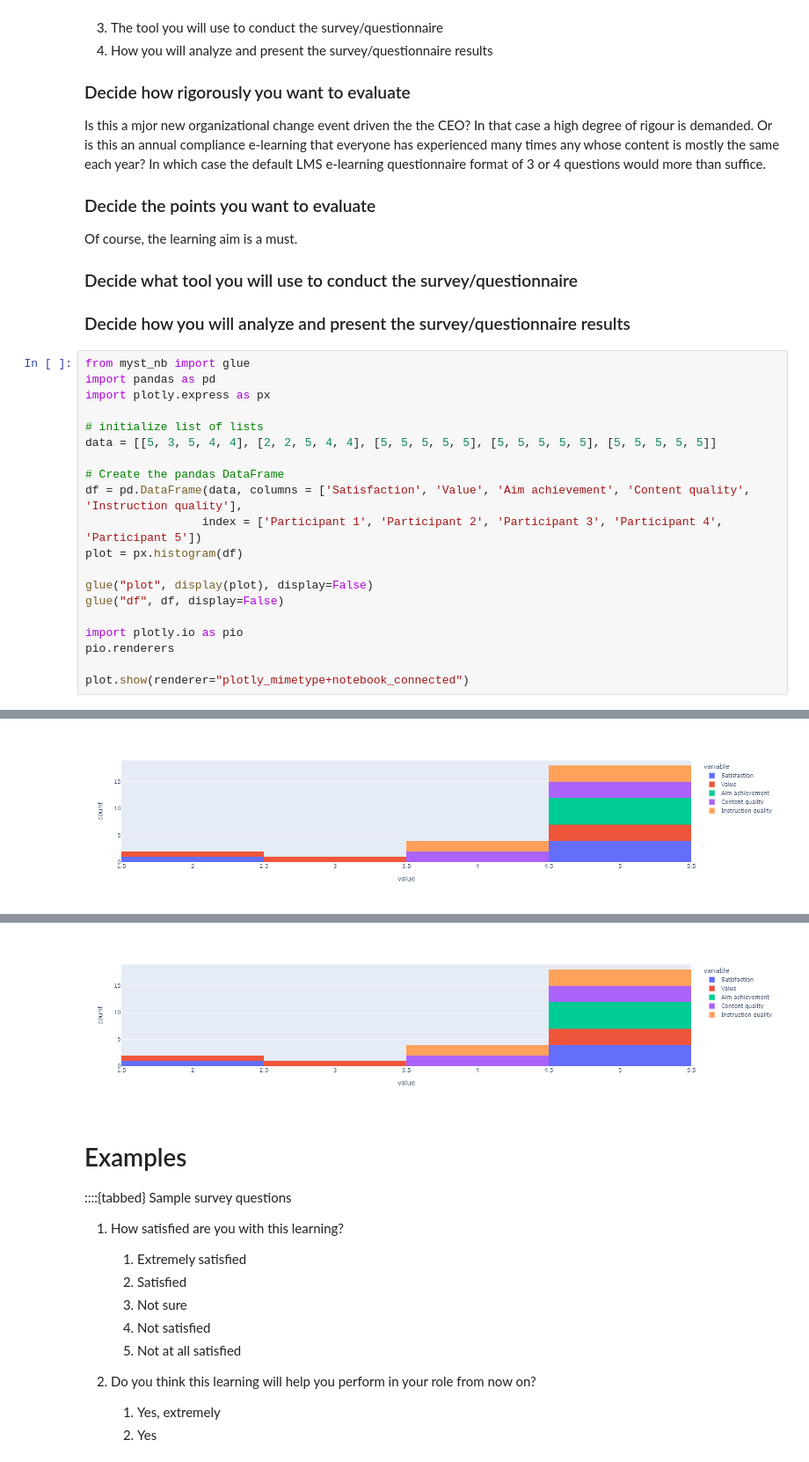
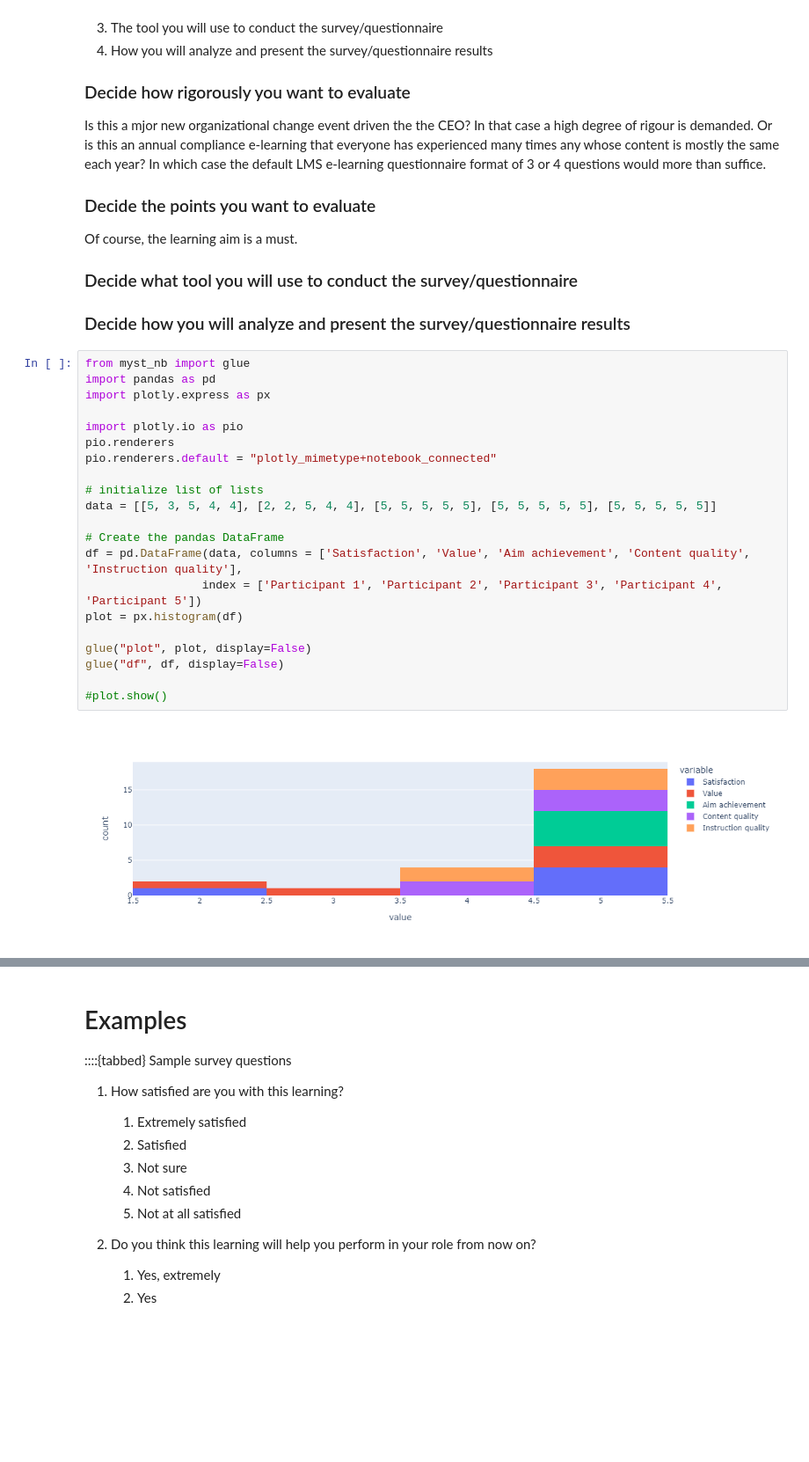
Before and after one commit to mdawso04/organization-development, a Jupyter notebook: _sources/part02/chapter01/top.ipynb, the cells around one changed output, grey strips where cells are left out. Shown at 88% size. Drawn from its saved outputs; the diff is of its cells as text; blank space fills up the shorter version.

```diff
--- a/_sources/part02/chapter01/top.ipynb
+++ b/_sources/part02/chapter01/top.ipynb
@@ -55,23 +55,24 @@ Of course, the learning aim is a must.
 # %%
 from myst_nb import glue
 import pandas as pd
 import plotly.express as px
+
+import plotly.io as pio
+pio.renderers
+pio.renderers.default = "plotly_mimetype+notebook_connected"
 
 # initialize list of lists
 data = [[5, 3, 5, 4, 4], [2, 2, 5, 4, 4], [5, 5, 5, 5, 5], [5, 5, 5, 5, 5], [5, 5, 5, 5, 5]]
 
 # Create the pandas DataFrame
 df = pd.DataFrame(data, columns = ['Satisfaction', 'Value', 'Aim achievement', 'Content quality', 'Instruction quality'],
                  index = ['Participant 1', 'Participant 2', 'Participant 3', 'Participant 4', 'Participant 5'])
 plot = px.histogram(df)
 
-glue("plot", display(plot), display=False)
+glue("plot", plot, display=False)
 glue("df", df, display=False)
 
-import plotly.io as pio
-pio.renderers
-
-plot.show(renderer="plotly_mimetype+notebook_connected")
+#plot.show()
 # %% [output]
+[figure, new version]
 [interactive output not drawn]
-[figure, old version]
@@ -79,4 +79,3 @@ plot.show(renderer="plotly_mimetype+notebook_connected")
-[figure, removed]
 # %% [markdown]
 # Examples
 
```
Also changed, not shown: parts of 1 cell of this notebook, 2 other files.
